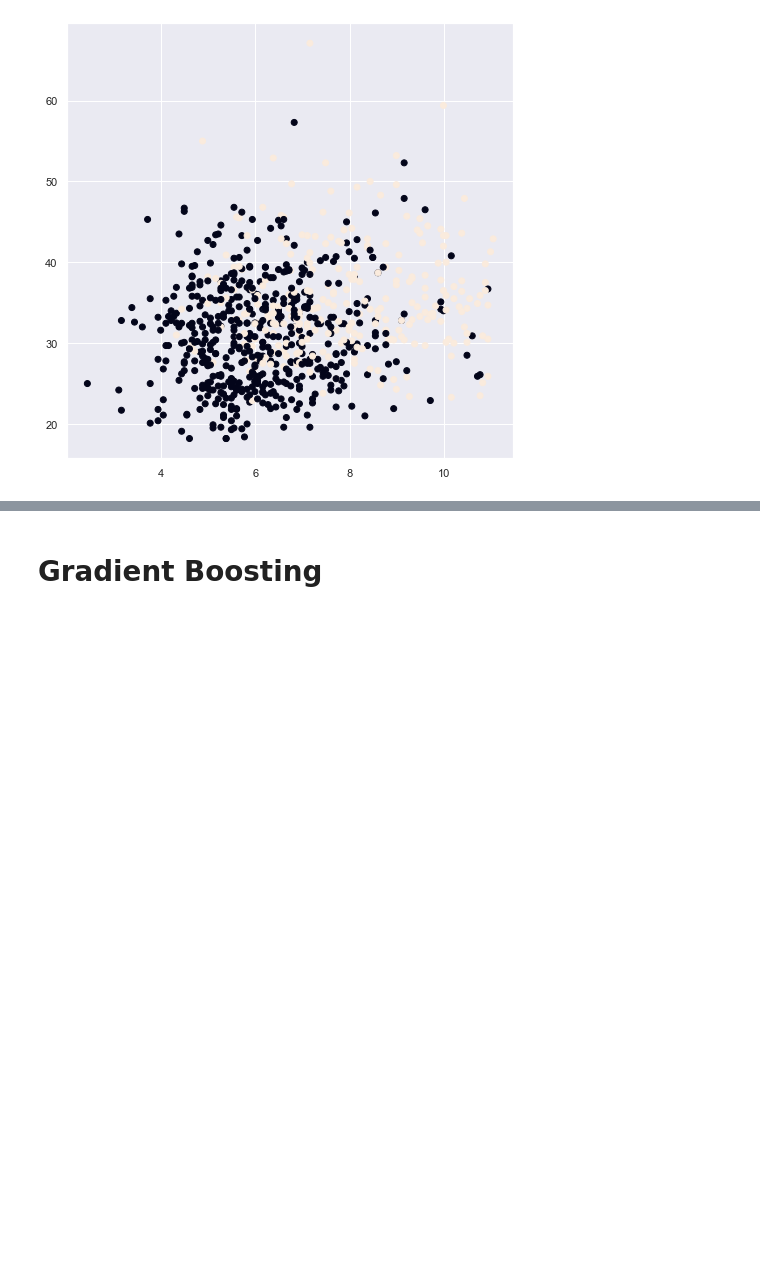
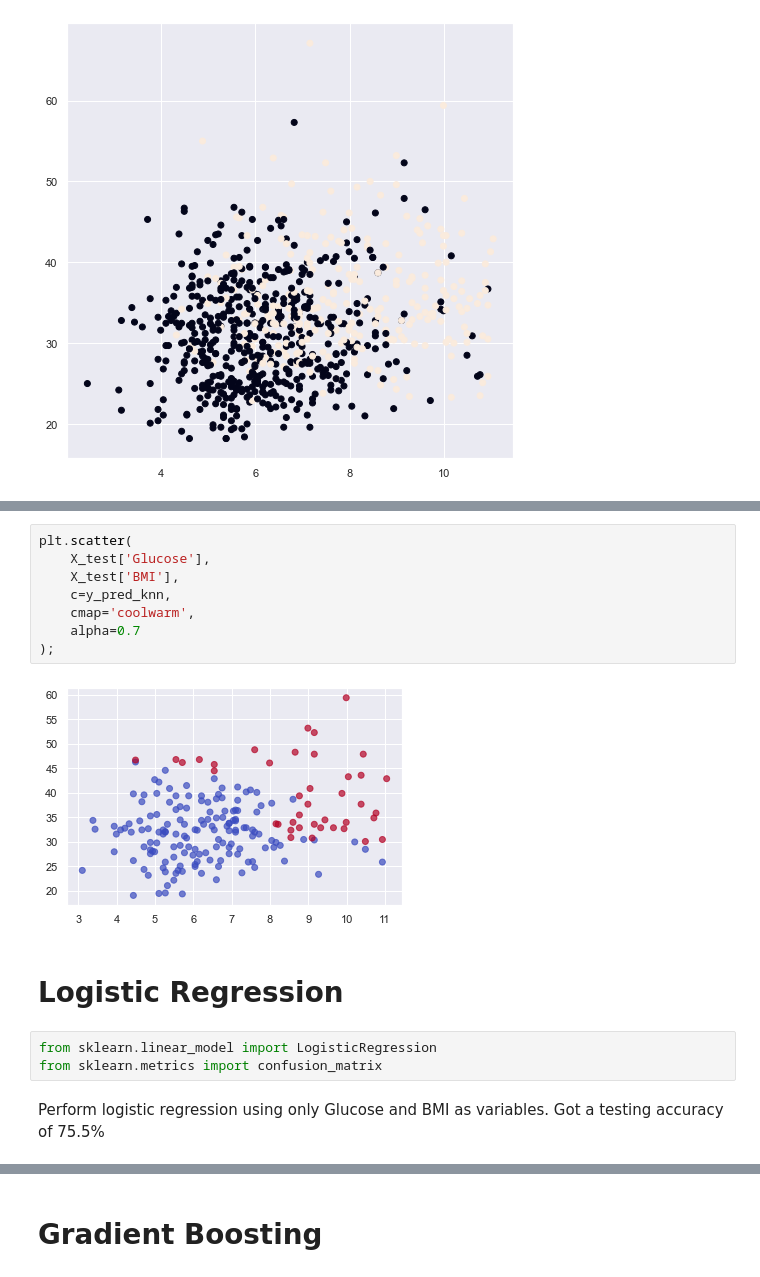
Before and after one commit to EelisK/malis-project, a Jupyter notebook: project.ipynb, the cells around one changed output, grey strips where cells are left out. Drawn from its saved outputs; the diff is of its cells as text; blank space fills up the shorter version.

```diff
--- a/project.ipynb
+++ b/project.ipynb
@@ -125,0 +172,17 @@ plt.scatter(pima_df['Glucose'], pima_df['BMI'],c=pima_df['Outcome'])
+# %%
+plt.scatter(
+    X_test['Glucose'],
+    X_test['BMI'],
+    c=y_pred_knn,
+    cmap='coolwarm',
+    alpha=0.7
+);
+# %% [output]
+[figure, added]
+# %% [markdown]
+# Logistic Regression
+# %%
+from sklearn.linear_model import LogisticRegression
+from sklearn.metrics import confusion_matrix
+# %% [markdown]
+Perform logistic regression using only Glucose and BMI as variables. Got a testing accuracy of 75.5%
```
Also changed, not shown: parts of 16 cells of this notebook, 1 other file.
